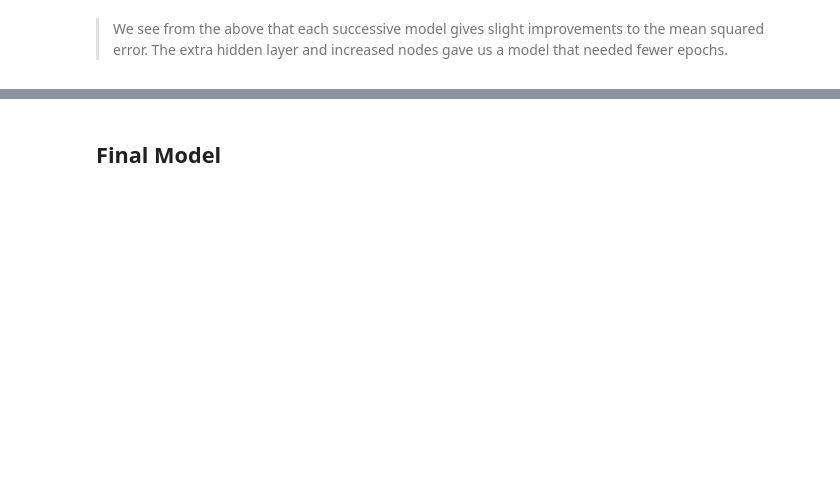
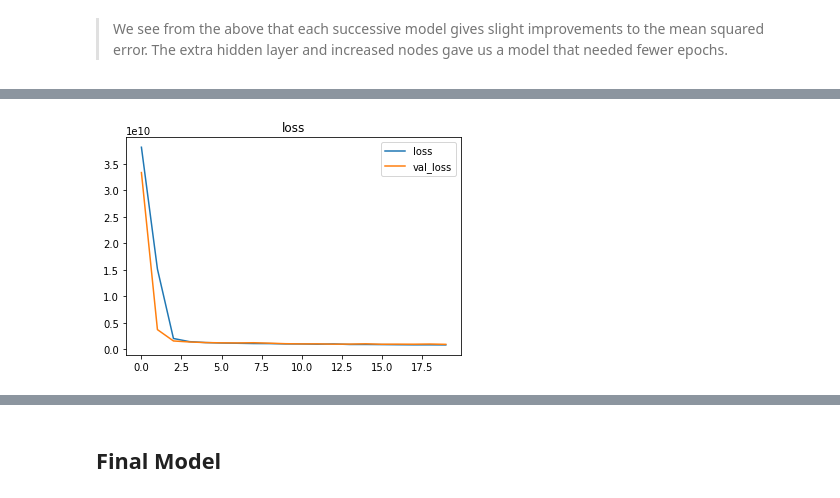
Before and after one commit to mvince33/Coding-Dojo, a Jupyter notebook: week11/neural_network_kaggle_exercise.ipynb, the cells around one changed output, grey strips where cells are left out. Cells and saved outputs as stored; diff of their text form; code cells hidden in the pictures; blank space fills up the shorter version.

```diff
--- a/week11/neural_network_kaggle_exercise.ipynb
+++ b/week11/neural_network_kaggle_exercise.ipynb
@@ -360,0 +405,5 @@ plt.legend()
+# %%
+# Plot the history
+plot_history(history4)
+# %% [output]
+[figure, added]
```
Also changed, not shown: parts of 20 cells of this notebook.
